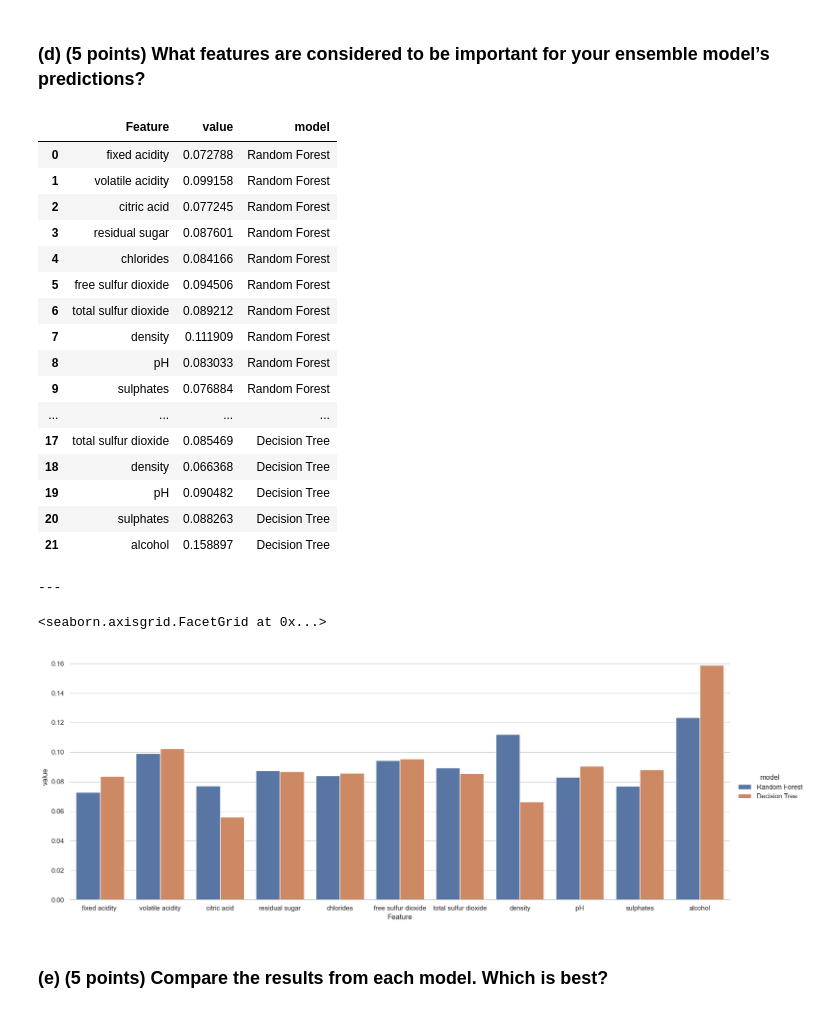
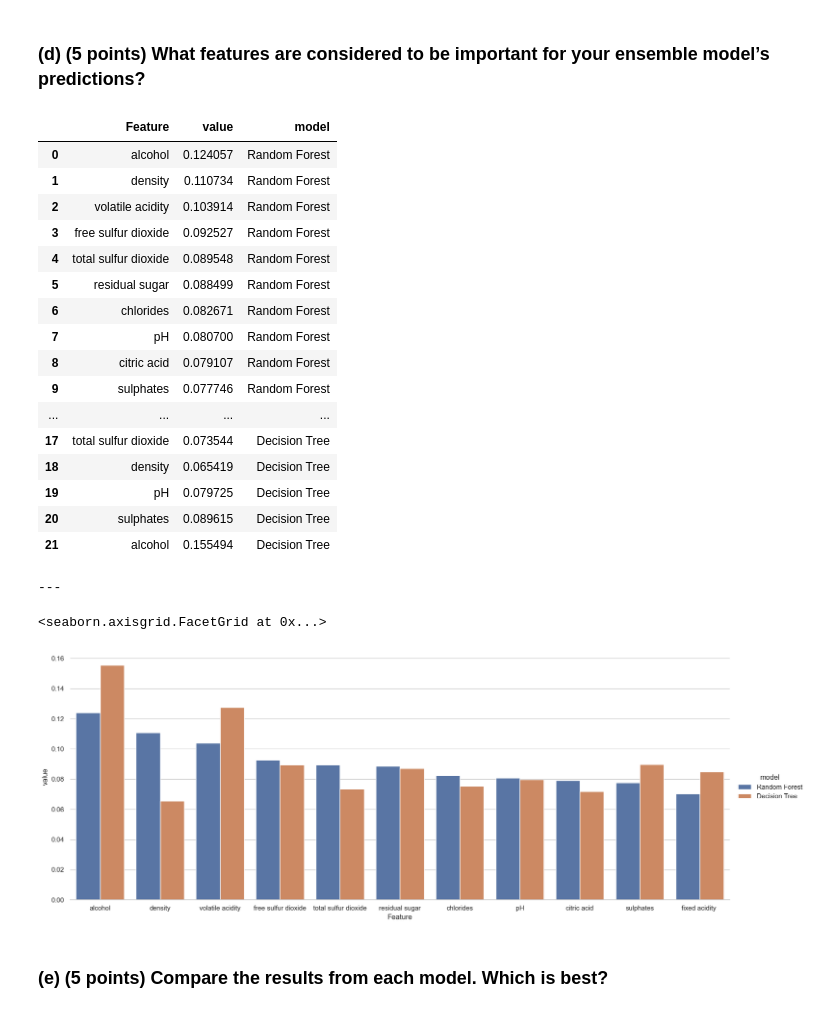
Before and after one commit to bhosley/Schoolwork, a Jupyter notebook: 2023Q2 - Machine Learning/Homework 4/HW4 - Hosley, Brandon.ipynb, the cells around one changed output. Saved outputs shown, nothing was run; the diff lists cells and outputs as text; code cells hidden in the pictures.

```diff
--- a/2023Q2 - Machine Learning/Homework 4/HW4 - Hosley, Brandon.ipynb
+++ b/2023Q2 - Machine Learning/Homework 4/HW4 - Hosley, Brandon.ipynb
@@ -265,10 +266,11 @@ wine_X_nonTest, wine_X_test, wine_y_nonTest, wine_y_test =\
 wine_X_train, wine_X_val, wine_y_train, wine_y_val =\
     train_test_split(wine_X_nonTest, wine_y_nonTest, test_size=(1-test_ratio)*val_ratio)
 
-wine_scaler = StandardScaler()
-wine_X_train = wine_scaler.fit_transform(wine_X_train)
-wine_X_val = wine_scaler.fit_transform(wine_X_val)
-wine_X_test = wine_scaler.fit_transform(wine_X_test)
+# Scaling
+# wine_scaler = StandardScaler()
+# wine_X_train = wine_scaler.fit_transform(wine_X_train)
+# wine_X_val = wine_scaler.fit_transform(wine_X_val)
+# wine_X_test = wine_scaler.fit_transform(wine_X_test)
 # %% [markdown]
 ### (b) (5 points) Compute and show the confusion matrices for your decision tree model. What insights do these matrices give you?
 # %%
@@ -285,7 +287,7 @@ plt.show()
 # %% [markdown]
 ### (c) (5 points) Using the same training and test data, compute and show the confusion matrices for your ensemble model. What insights do these matrices give you? Make sure you indicate which ensemble technique(s) you use.
 # %%
-wine_forest = RandomForestClassifier()
+wine_forest = RandomForestClassifier(n_estimators=100)
 wine_forest.fit(wine_X_train, wine_y_train)
 
 wine_f_cm = confusion_matrix(wine_y_val, wine_forest.predict(wine_X_val), labels=['bad', 'normal', 'good'])
@@ -300,35 +302,35 @@ plt.show()
 # %%
 imp_tree, imp_forest = pd.DataFrame(columns=['Feature','value','model']), pd.DataFrame(columns=['Feature','value','model'])
 
 imp_forest[['Feature','value','model']]= [wine_X.columns, wine_forest.feature_importances_, 'Random Forest']
 imp_tree[['Feature','value','model']] = [wine_X.columns, wine_tree.feature_importances_, 'Decision Tree']
-importances = pd.concat([imp_forest, imp_tree], ignore_index=True)
+importances = pd.concat([imp_forest.sort_values('value', ascending=False), imp_tree], ignore_index=True)
 
 pd.DataFrame(importances).head(len(importances)) ##:
 sns.set_theme(style="whitegrid")
 sns.catplot(data = importances, kind='bar', x='Feature', y='value', hue='model',
             height=6.5, aspect=2.5).despine(left=True)
 # %% [output]
 |  | Feature | value | model |
-| 0 | fixed acidity | 0.072788 | Random Forest |
-| 1 | volatile acidity | 0.099158 | Random Forest |
-| 2 | citric acid | 0.077245 | Random Forest |
-| 3 | residual sugar | 0.087601 | Random Forest |
-| 4 | chlorides | 0.084166 | Random Forest |
-| 5 | free sulfur dioxide | 0.094506 | Random Forest |
-| 6 | total sulfur dioxide | 0.089212 | Random Forest |
-| 7 | density | 0.111909 | Random Forest |
-| 8 | pH | 0.083033 | Random Forest |
-| 9 | sulphates | 0.076884 | Random Forest |
+| 0 | alcohol | 0.124057 | Random Forest |
+| 1 | density | 0.110734 | Random Forest |
+| 2 | volatile acidity | 0.103914 | Random Forest |
+| 3 | free sulfur dioxide | 0.092527 | Random Forest |
+| 4 | total sulfur dioxide | 0.089548 | Random Forest |
+| 5 | residual sugar | 0.088499 | Random Forest |
+| 6 | chlorides | 0.082671 | Random Forest |
+| 7 | pH | 0.080700 | Random Forest |
+| 8 | citric acid | 0.079107 | Random Forest |
+| 9 | sulphates | 0.077746 | Random Forest |
 | ... | ... | ... | ... |
-| 17 | total sulfur dioxide | 0.085469 | Decision Tree |
-| 18 | density | 0.066368 | Decision Tree |
-| 19 | pH | 0.090482 | Decision Tree |
-| 20 | sulphates | 0.088263 | Decision Tree |
-| 21 | alcohol | 0.158897 | Decision Tree |
+| 17 | total sulfur dioxide | 0.073544 | Decision Tree |
+| 18 | density | 0.065419 | Decision Tree |
+| 19 | pH | 0.079725 | Decision Tree |
+| 20 | sulphates | 0.089615 | Decision Tree |
+| 21 | alcohol | 0.155494 | Decision Tree |
 ---
 <seaborn.axisgrid.FacetGrid at 0x...>
-[figure, old version]
+[figure, new version]
 # %% [markdown]
 ### (e) (5 points) Compare the results from each model. Which is best?
 # %%
```
Also changed, not shown: parts of 5 cells of this notebook.
